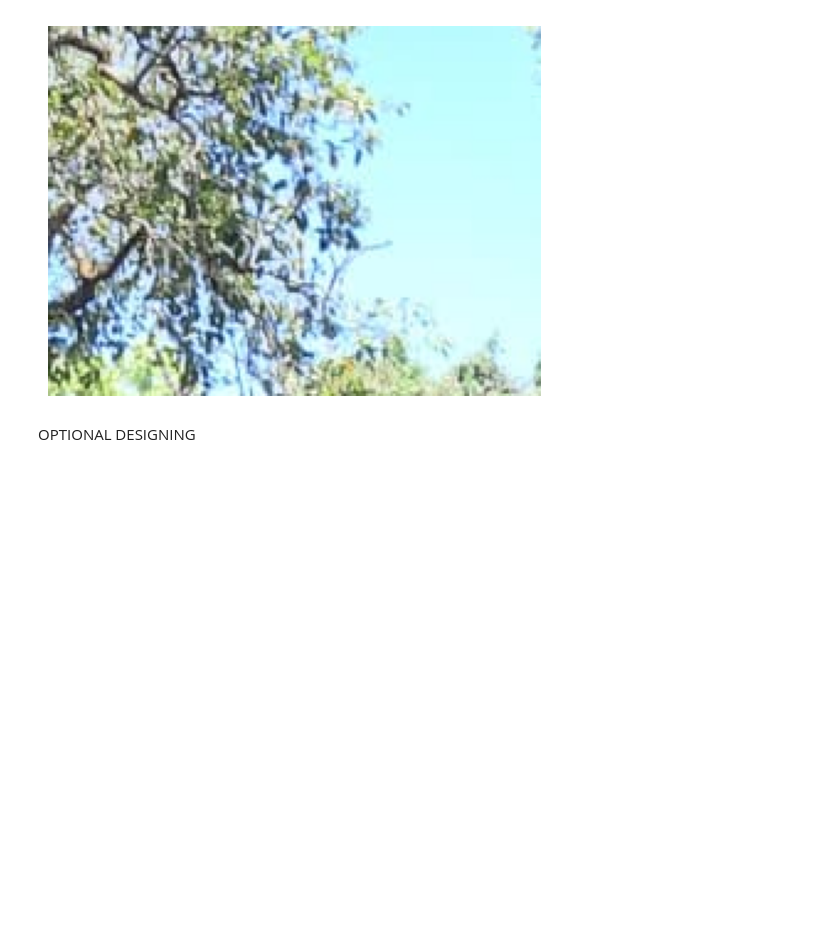
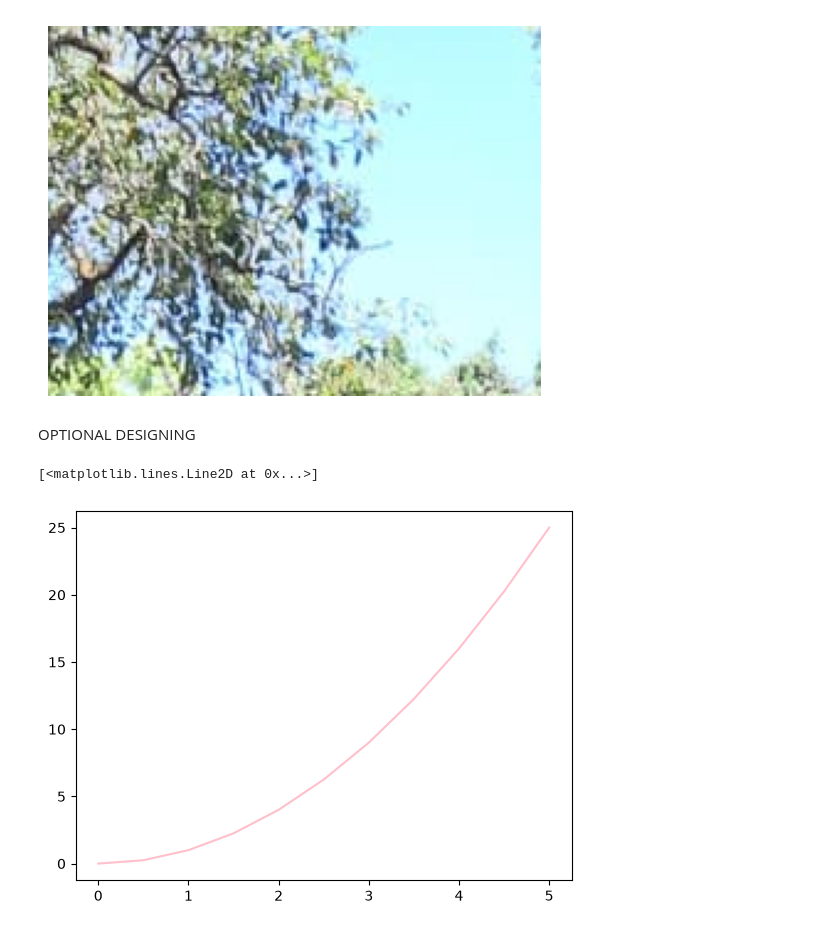
Before and after one commit to Mamtarawat1121/python-by--mamta, a Jupyter notebook: matplotlib/matplotlib.ipynb, the cells around one changed output. Saved outputs shown, nothing was run; the diff lists cells and outputs as text; code cells hidden in the pictures; blank space fills up the shorter version.

```diff
--- a/matplotlib/matplotlib.ipynb
+++ b/matplotlib/matplotlib.ipynb
@@ -207,3 +207,8 @@ plt.axis("off")
 [figure]
 # %% [markdown]
 OPTIONAL DESIGNING
+# %%
+plt.plot(x,y,color = "pink")
+# %% [output]
+[<matplotlib.lines.Line2D at 0x...>]
+[figure, added]
```
Also changed, not shown: parts of 2 cells of this notebook.
